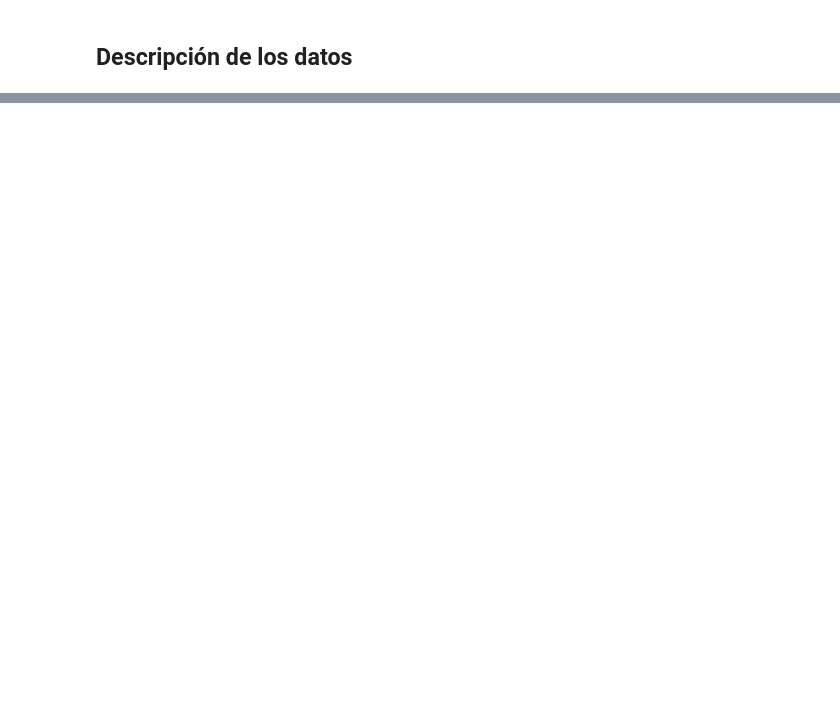
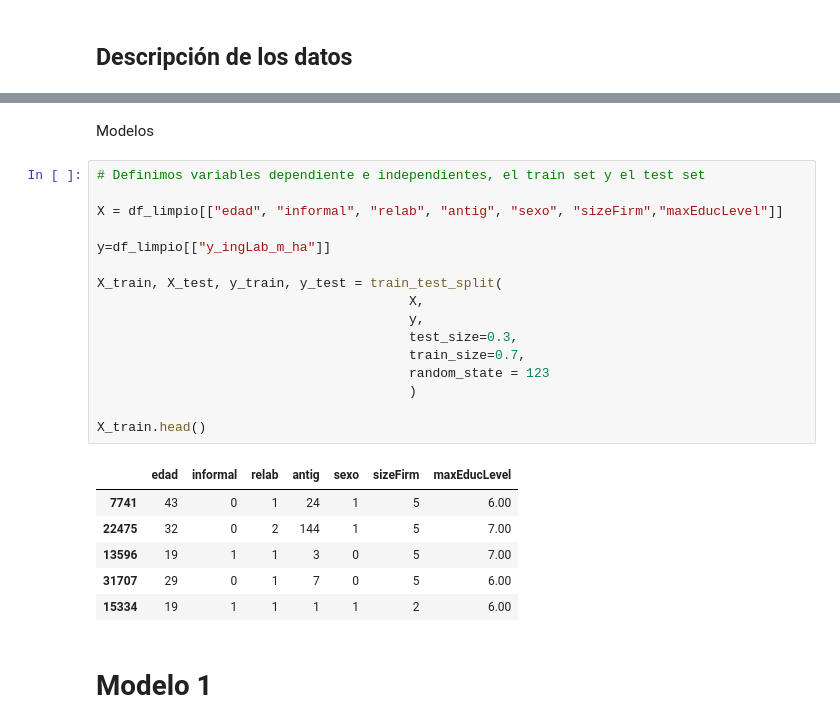
Before and after one commit to carolinabasile/ProblemSet1_MachineLearning, a Jupyter notebook: PS1.ipynb, the cells around one changed output, grey strips where cells are left out. Cells and saved outputs as stored; diff of their text form; blank space fills up the shorter version.

```diff
--- a/PS1.ipynb
+++ b/PS1.ipynb
@@ -324,0 +357,27 @@ for var in variables_independientes:
+# %% [markdown]
+Modelos
+# %%
+# Definimos variables dependiente e independientes, el train set y el test set
+
+X = df_limpio[["edad", "informal", "relab", "antig", "sexo", "sizeFirm","maxEducLevel"]]
+
+y=df_limpio[["y_ingLab_m_ha"]]
+
+X_train, X_test, y_train, y_test = train_test_split(
+                                        X,
+                                        y,
+                                        test_size=0.3,
+                                        train_size=0.7,
+                                        random_state = 123
+                                        )
+
+X_train.head()
+# %% [output]
+|  | edad | informal | relab | antig | sexo | sizeFirm | maxEducLevel |
+| 7741 | 43 | 0 | 1 | 24 | 1 | 5 | 6.00 |
+| 22475 | 32 | 0 | 2 | 144 | 1 | 5 | 7.00 |
+| 13596 | 19 | 1 | 1 | 3 | 0 | 5 | 7.00 |
+| 31707 | 29 | 0 | 1 | 7 | 0 | 5 | 6.00 |
+| 15334 | 19 | 1 | 1 | 1 | 1 | 2 | 6.00 |
+# %% [markdown]
+# Modelo 1
```
Also changed, not shown: parts of 21 cells of this notebook.
